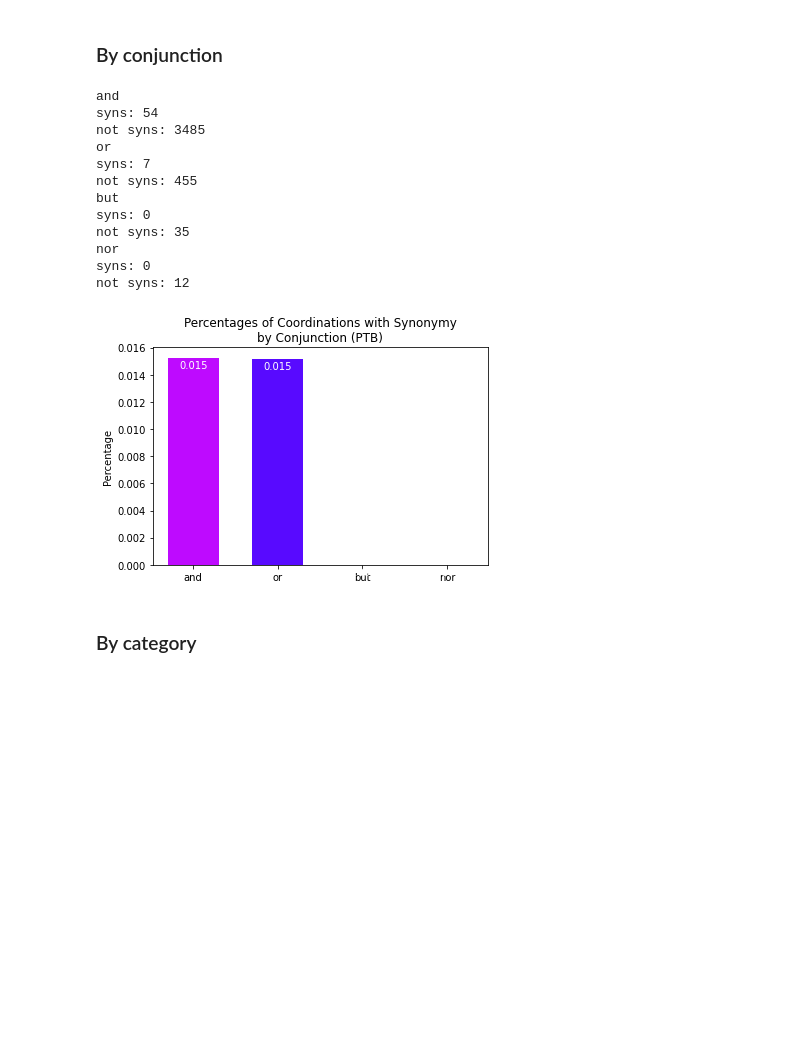
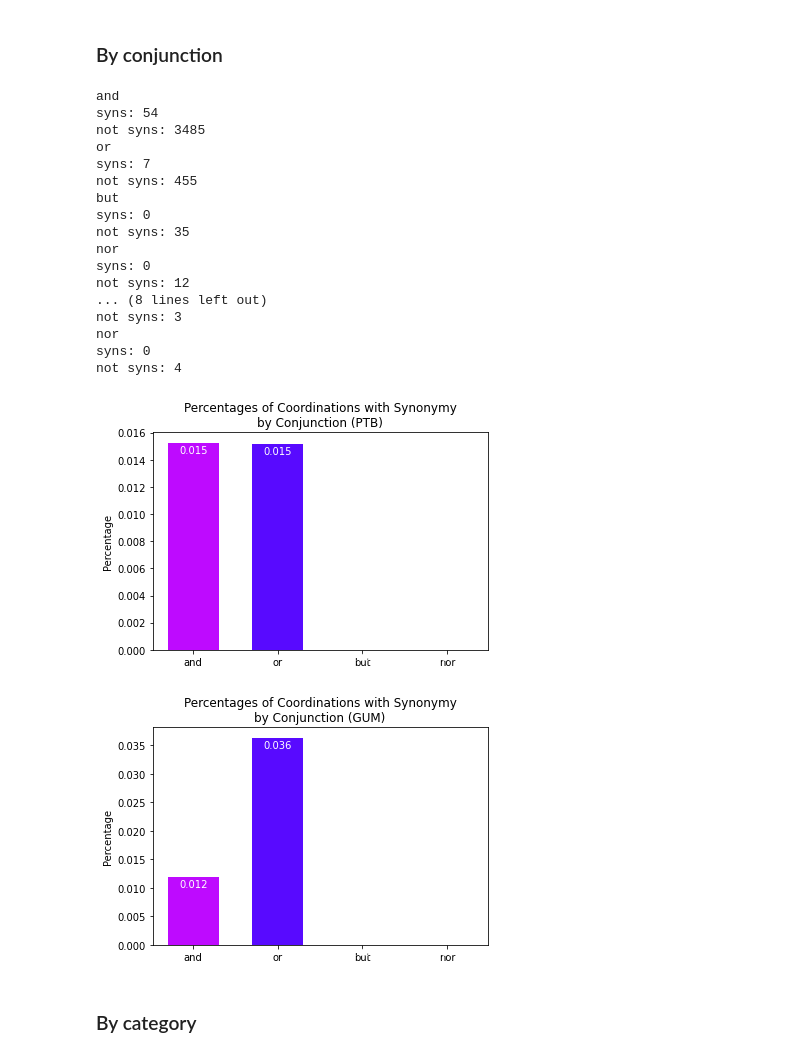
Before and after one commit to jkallini/SemanticCoordinationAnalysis, a Jupyter notebook: analysis.ipynb, the cells around one changed output. Drawn from its saved outputs; the diff is of its cells as text; code cells hidden in the pictures; blank space fills up the shorter version.

Commit message:
Add coordination phrase parsing for GUM csv

```diff
--- a/analysis.ipynb
+++ b/analysis.ipynb
@@ -108,3 +110,35 @@ utils.pretty_print(ptb_synonyms, 'rtf/ptb_synonyms.rtf')
+# %%
+# Load samples from GUM
+gum_samples = pd.read_csv("csv/GUM/GUM.csv", index_col=None, header=0)
+
+# Get like coordinations
+gum_likes = utils.likes_df(gum_samples)
+
+# Filter coordinations so that each conjunct is only one word
+gum_likes = utils.filter_conj_length(gum_likes, 1)
+
+# Add conjunct heads
+# gum_likes = utils.add_conj_heads(gum_likes)
+# %%
+# Add conjunct head columns for wordnet analysis
+# We can do this since each conjunct is only one word long
+gum_likes['1st Conjunct Head'] = gum_likes['1st Conjunct Text']
+gum_likes['2nd Conjunct Head'] = gum_likes['2nd Conjunct Text']
+
+# Finding closures over wordnet relations produces redundant search warnings
+# We'll just filter these warnings
+with warnings.catch_warnings():
+    warnings.simplefilter("ignore")
+
+    # Get wordnet relations for like coordinations from GUM
+    gum_synonymy_df = utils.analyze_synonymy(gum_likes)
+    gum_antonymy_df = utils.analyze_antonymy(gum_likes)
+    gum_hypernymy_df = utils.analyze_hypernymy(gum_likes)
+    gum_cohyponymy_df = utils.analyze_cohyponymy(gum_likes)
+    gum_entailment_df = utils.analyze_entailment(gum_likes)
+
+gum_synonyms = gum_synonymy_df[gum_synonymy_df['Synonyms?'] == True]
+utils.pretty_print(gum_synonyms, 'rtf/gum_synonyms.rtf')
 # %% [markdown]
 # Synonyms
 # %%
@@ -165,20 +199,27 @@ def synonym_conjunction_distribution(synonyms_df, source, outfile):
     plt.savefig(outfile, bbox_inches='tight')
 # %%
 synonym_conjunction_distribution(ptb_synonymy_df, 'PTB', 'charts/PTB_synonymy_by_conjunction.pdf')
+synonym_conjunction_distribution(gum_synonymy_df, 'GUM', 'charts/GUM_synonymy_by_conjunction.pdf')
 # %% [output]
 and
 syns: 54
 not syns: 3485
 or
 syns: 7
 not syns: 455
 but
 syns: 0
 not syns: 35
 nor
 syns: 0
 not syns: 12
+... (8 lines left out)
+not syns: 3
+nor
+syns: 0
+not syns: 4
 [figure]
+[figure, added]
 # %% [markdown]
 ### By category
 # %%
```
Also changed, not shown: parts of 2 cells of this notebook, 1 other file.
